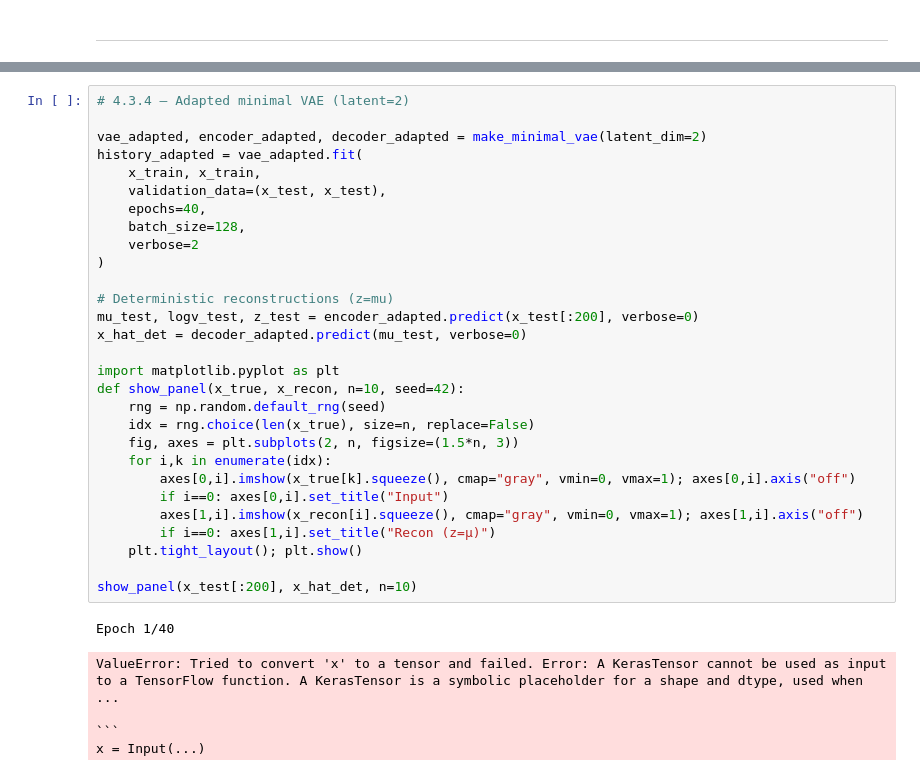
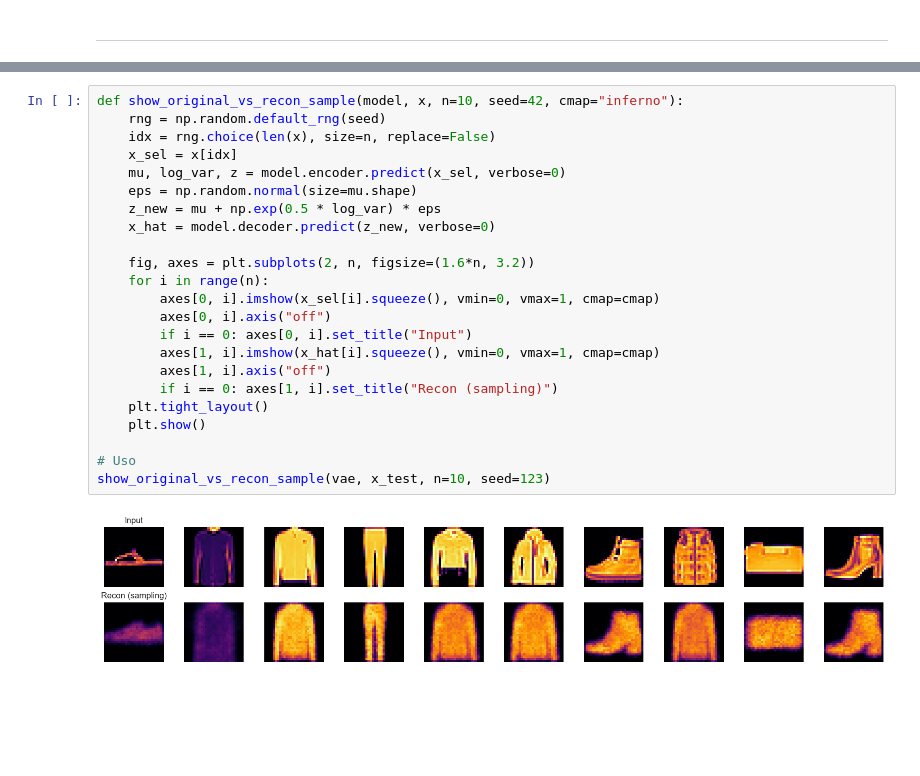
Before and after one commit to JacopoCaldana/FASHION-MNIST_VAE, a Jupyter notebook: 4_3.ipynb, the cells around one changed output, grey strips where cells are left out. Cells and saved outputs as stored; diff of their text form; blank space fills up the shorter version.

````diff
--- a/4_3.ipynb
+++ b/4_3.ipynb
@@ -824,35 +1201,25 @@ def make_minimal_vae(latent_dim=2):
 # %%
-# 4.3.4 – Adapted minimal VAE (latent=2)
+def show_original_vs_recon_sample(model, x, n=10, seed=42, cmap="inferno"):
+    rng = np.random.default_rng(seed)
+    idx = rng.choice(len(x), size=n, replace=False)
+    x_sel = x[idx]
+    mu, log_var, z = model.encoder.predict(x_sel, verbose=0)
+    eps = np.random.normal(size=mu.shape)
+    z_new = mu + np.exp(0.5 * log_var) * eps
+    x_hat = model.decoder.predict(z_new, verbose=0)
 
-vae_adapted, encoder_adapted, decoder_adapted = make_minimal_vae(latent_dim=2)
-history_adapted = vae_adapted.fit(
-    x_train, x_train,
-    validation_data=(x_test, x_test),
-    epochs=40,
-    batch_size=128,
-    verbose=2
-)
+    fig, axes = plt.subplots(2, n, figsize=(1.6*n, 3.2))
+    for i in range(n):
+        axes[0, i].imshow(x_sel[i].squeeze(), vmin=0, vmax=1, cmap=cmap)
+        axes[0, i].axis("off")
+        if i == 0: axes[0, i].set_title("Input")
+        axes[1, i].imshow(x_hat[i].squeeze(), vmin=0, vmax=1, cmap=cmap)
+        axes[1, i].axis("off")
+        if i == 0: axes[1, i].set_title("Recon (sampling)")
+    plt.tight_layout()
+    plt.show()
 
-# Deterministic reconstructions (z=mu)
-mu_test, logv_test, z_test = encoder_adapted.predict(x_test[:200], verbose=0)
-x_hat_det = decoder_adapted.predict(mu_test, verbose=0)
-
-import matplotlib.pyplot as plt
-def show_panel(x_true, x_recon, n=10, seed=42):
-    rng = np.random.default_rng(seed)
-    idx = rng.choice(len(x_true), size=n, replace=False)
-    fig, axes = plt.subplots(2, n, figsize=(1.5*n, 3))
-    for i,k in enumerate(idx):
-        axes[0,i].imshow(x_true[k].squeeze(), cmap="gray", vmin=0, vmax=1); axes[0,i].axis("off")
-        if i==0: axes[0,i].set_title("Input")
-        axes[1,i].imshow(x_recon[i].squeeze(), cmap="gray", vmin=0, vmax=1); axes[1,i].axis("off")
-        if i==0: axes[1,i].set_title("Recon (z=μ)")
-    plt.tight_layout(); plt.show()
-
-show_panel(x_test[:200], x_hat_det, n=10)
+# Uso
+show_original_vs_recon_sample(vae, x_test, n=10, seed=123)
 # %% [output]
-Epoch 1/40
-ValueError: Tried to convert 'x' to a tensor and failed. Error: A KerasTensor cannot be used as input to a TensorFlow function. A KerasTensor is a symbolic placeholder for a shape and dtype, used when ...
-
-```
-x = Input(...)
+[figure, added]
````
Also changed, not shown: parts of 14 cells of this notebook.
